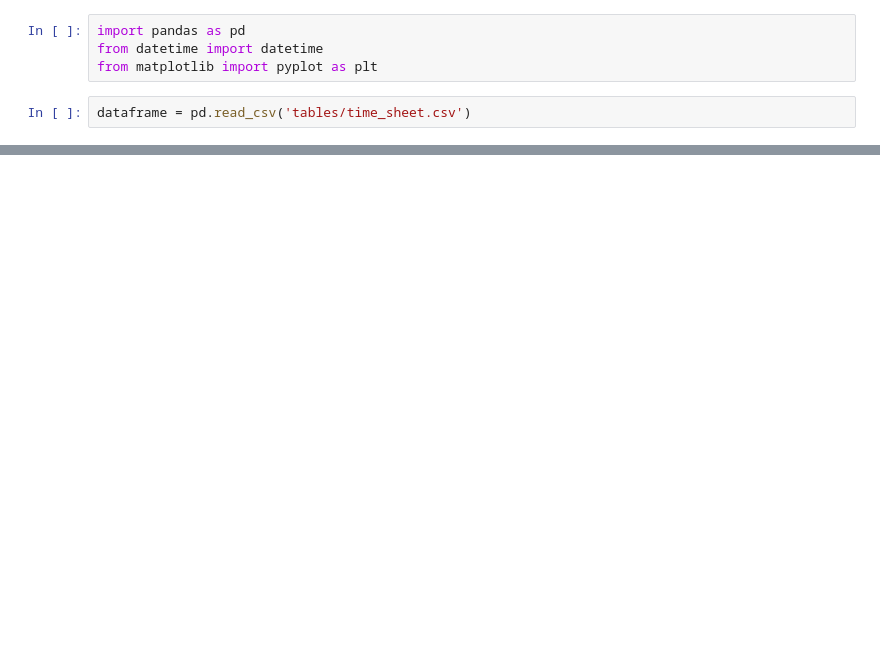
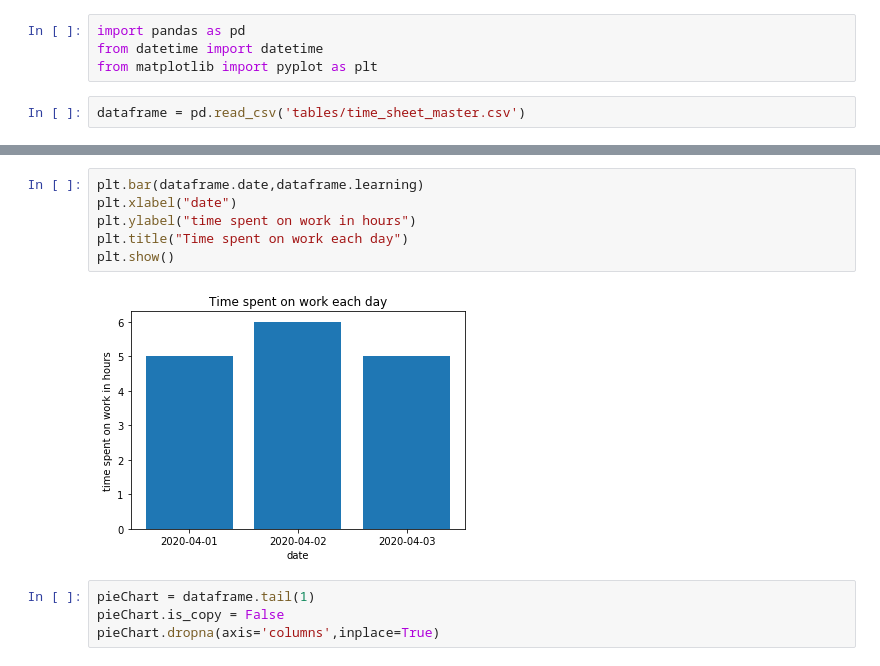
Before and after one commit to ranjithkumarmadhavan/python, a Jupyter notebook: Projects/app/Self analyser/analyser.ipynb, the cells around one changed output, grey strips where cells are left out. Saved outputs shown, nothing was run; the diff lists cells and outputs as text; blank space fills up the shorter version.

```diff
--- a/Projects/app/Self analyser/analyser.ipynb
+++ b/Projects/app/Self analyser/analyser.ipynb
@@ -3,7 +3,7 @@ import pandas as pd
 from datetime import datetime
 from matplotlib import pyplot as plt
 # %%
-dataframe = pd.read_csv('tables/time_sheet.csv')
+dataframe = pd.read_csv('tables/time_sheet_master.csv')
 # %%
 dataframe.head()
 # %% [output]
@@ -48,0 +34,12 @@ TypeError: only size-1 arrays can be converted to Python scalars
+# %%
+plt.bar(dataframe.date,dataframe.learning)
+plt.xlabel("date")
+plt.ylabel("time spent on work in hours")
+plt.title("Time spent on work each day")
+plt.show()
+# %% [output]
+[figure, added]
+# %%
+pieChart = dataframe.tail(1)
+pieChart.is_copy = False
+pieChart.dropna(axis='columns',inplace=True)
```
Also changed, not shown: parts of 13 cells of this notebook, 4 other files.
